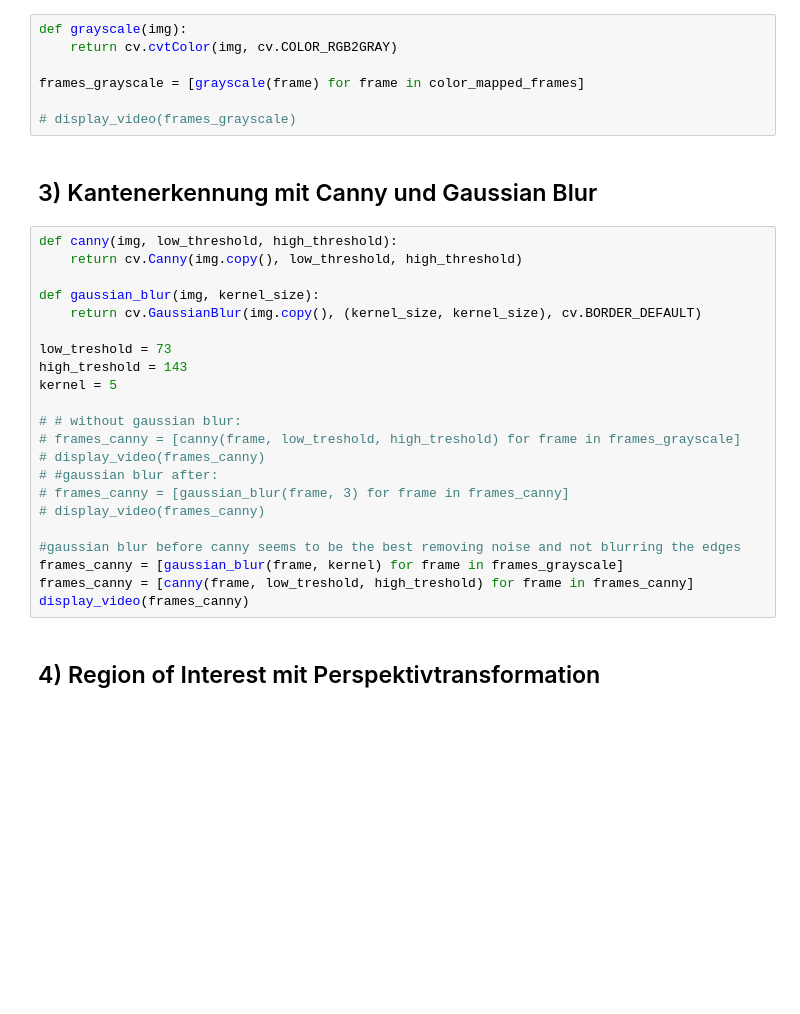
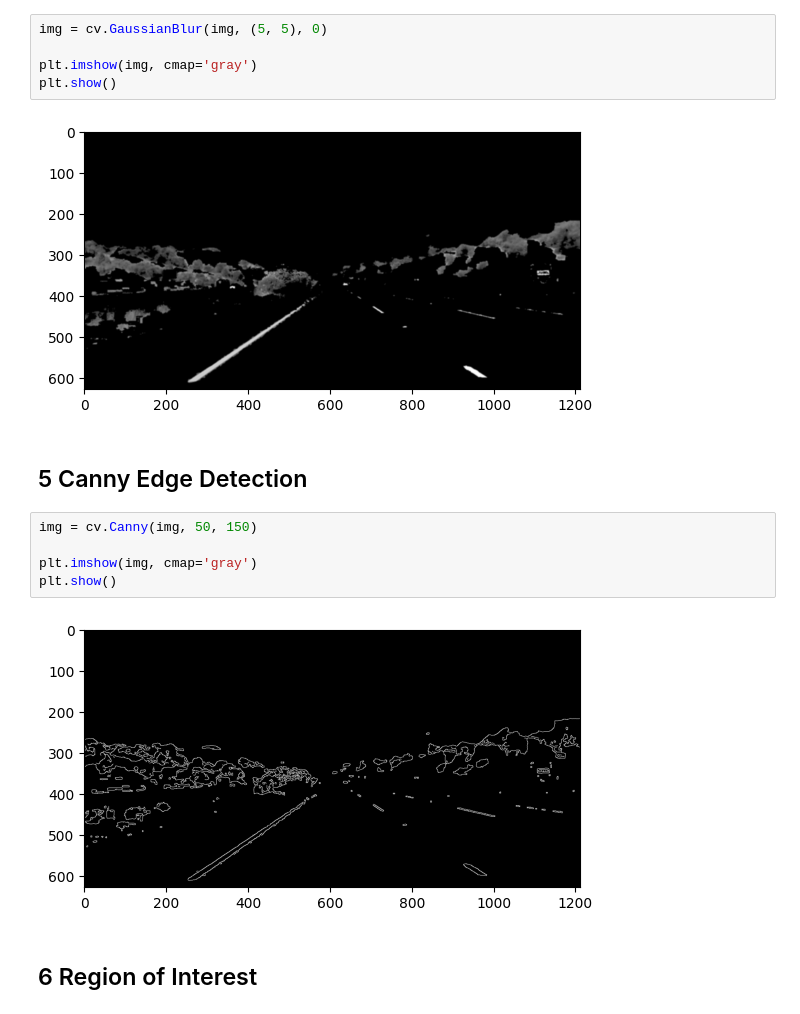
Before and after one commit to Ben-schlch/conventional_lane_detection, a Jupyter notebook: lane_detection.ipynb, the cells around one changed output. Cells and saved outputs as stored; diff of their text form; blank space fills up the shorter version.

```diff
--- a/lane_detection.ipynb
+++ b/lane_detection.ipynb
@@ -119,34 +62,19 @@ color_mapped_frames = [yellow_to_white(frame) for frame in original_frames]
 # %%
-def grayscale(img):
-    return cv.cvtColor(img, cv.COLOR_RGB2GRAY)
+img = cv.GaussianBlur(img, (5, 5), 0)
 
-frames_grayscale = [grayscale(frame) for frame in color_mapped_frames]
-
-# display_video(frames_grayscale)
+plt.imshow(img, cmap='gray')
+plt.show()
+# %% [output]
+[figure, added]
 # %% [markdown]
-## 3) Kantenerkennung mit Canny und Gaussian Blur
+## 5 Canny Edge Detection
 # %%
-def canny(img, low_threshold, high_threshold):
-    return cv.Canny(img.copy(), low_threshold, high_threshold)
+img = cv.Canny(img, 50, 150)
 
-def gaussian_blur(img, kernel_size):
-    return cv.GaussianBlur(img.copy(), (kernel_size, kernel_size), cv.BORDER_DEFAULT)
-
-low_treshold = 73
-high_treshold = 143
-kernel = 5
-
-# # without gaussian blur:
-# frames_canny = [canny(frame, low_treshold, high_treshold) for frame in frames_grayscale]
-# display_video(frames_canny)
-# #gaussian blur after:
-# frames_canny = [gaussian_blur(frame, 3) for frame in frames_canny]
-# display_video(frames_canny)
-
-#gaussian blur before canny seems to be the best removing noise and not blurring the edges
-frames_canny = [gaussian_blur(frame, kernel) for frame in frames_grayscale]
-frames_canny = [canny(frame, low_treshold, high_treshold) for frame in frames_canny]
-display_video(frames_canny)
+plt.imshow(img, cmap='gray')
+plt.show()
+# %% [output]
+[figure, added]
 # %% [markdown]
-## 4) Region of Interest mit Perspektivtransformation
+## 6 Region of Interest
 # %%
```
Also changed, not shown: parts of 30 cells of this notebook.
